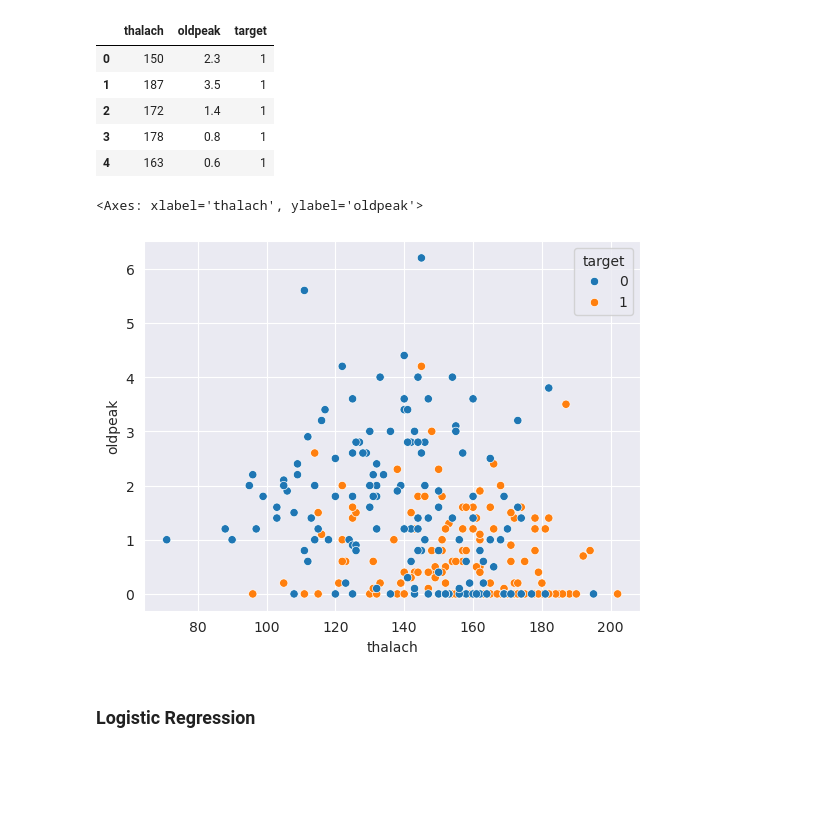
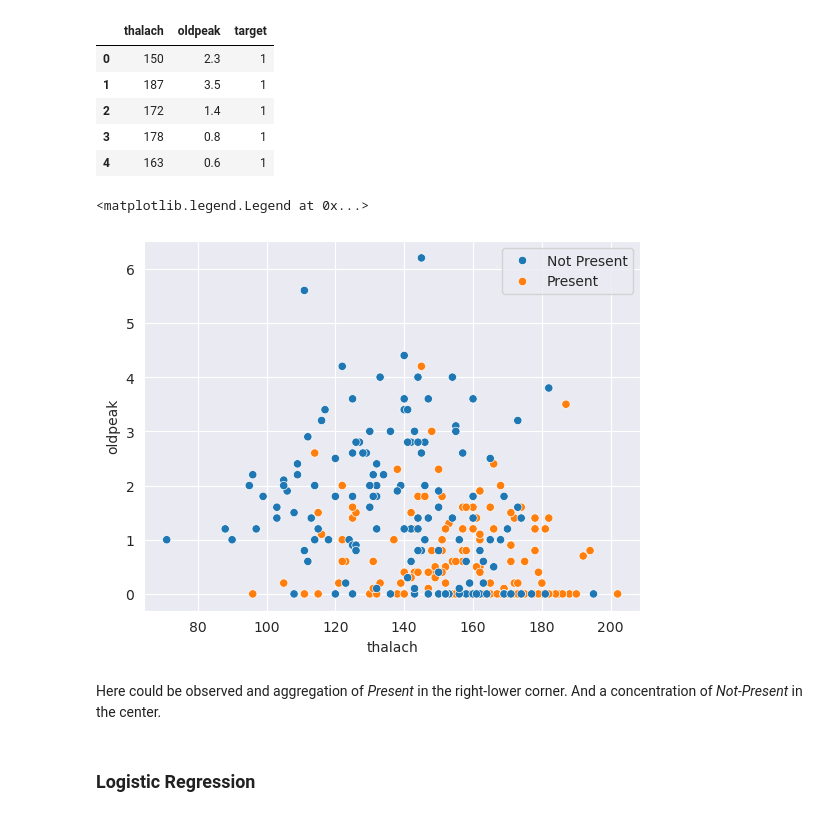
Before and after one commit to its-mario/Sigmoid-Mentoring, a Jupyter notebook: 07_decision_tree.ipynb, the cells around one changed output. Cells and saved outputs as stored; diff of their text form; code cells hidden in the pictures; blank space fills up the shorter version.

```diff
--- a/07_decision_tree.ipynb
+++ b/07_decision_tree.ipynb
@@ -72,13 +62,17 @@ selected_columns.head()
 # %%
 # a look on the data
 
-import matplotlib.pyplot as plt
-import seaborn as sns
 
-sns.scatterplot(x="thalach", y="oldpeak", hue="target", data = selected_columns)
+
+ax = sns.scatterplot(x="thalach", y="oldpeak", hue="target", data = selected_columns, legend=["no heart-diseases", "heart-diseases"])
+
+handles, labels  =  ax.get_legend_handles_labels()
+ax.legend(handles, ["Not Present", "Present"])
 # %% [output]
-<Axes: xlabel='thalach', ylabel='oldpeak'>
+<matplotlib.legend.Legend at 0x...>
-[figure, old version]
+[figure, new version]
+# %% [markdown]
+Here could be observed and aggregation of _Present_ in the right-lower corner. And a concentration of _Not-Present_  in the center.
 # %% [markdown]
 ### Logistic Regression
 # %%
```
Also changed, not shown: parts of 13 cells of this notebook.
